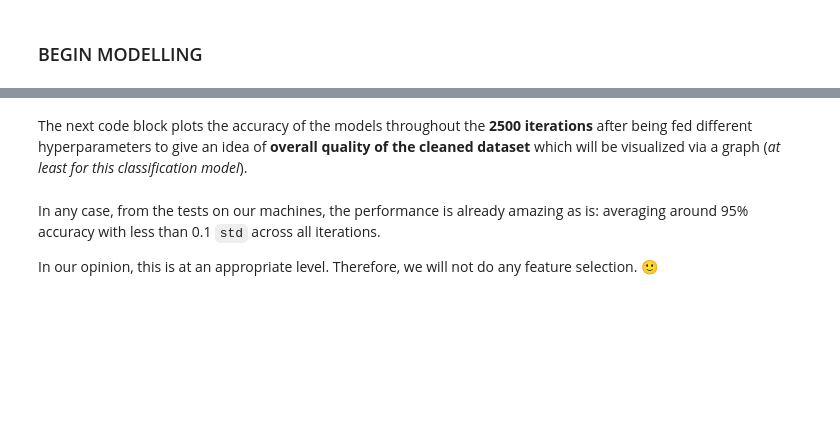
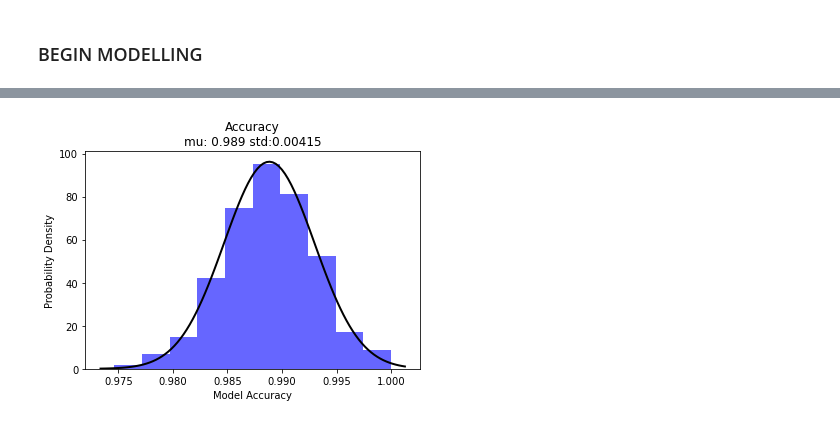
Before and after one commit to vEonz121/BDAProj, a Jupyter notebook: TeamProj.ipynb, the cells around one changed output, grey strips where cells are left out. Cells and saved outputs as stored; diff of their text form; code cells hidden in the pictures; blank space fills up the shorter version.

```diff
--- a/TeamProj.ipynb
+++ b/TeamProj.ipynb
@@ -145,8 +135,0 @@ Furthermore, all rows with outliers outside the `IQR` for each column will also
-# %%
-for c in rawdata.columns:
-    if c == "consume":
-        rawdata.groupby(c).size().plot(kind='pie', autopct='%.2f')
-    else:
-        plt.boxplot(rawdata[c],flierprops=dict(markerfacecolor='g', marker='D'))
-    plt.title(c)
-    plt.show()
@@ -288,46 +343,49 @@ The code below runs the model with random hyperparameters **2500 times**. It rec
 # %%
-NUM_ITERATIONS = 2500
+from random import randint, uniform
 
-from sklearn import svm, metrics
-from sklearn.model_selection import train_test_split
-from random import randint, choice, uniform
-
-# separate target from rest of data set
-target = scaled['consume']
-data = scaled.drop("consume", axis=1)
-
-# record the hyperparameters and results of the best performing models
-cols = ['splitsize', 'rs', 'kernel', 'degree', 'gamma', 'c', 'accuracy', 'precision', 'recall']
-models = pd.DataFrame(columns=cols)
+NUM_ITERATIONS = 1000
 
 for ctr in range(NUM_ITERATIONS):
     # pick random hyperparameters
     hp = {
         'splitsize': uniform(0.2, 0.3),
         'rs': randint(1, 5000),  # random state of train-test split
-        'kernel': choice(('linear', 'sigmoid')),
-        'degree': randint(1, 5),
-        'gamma': choice(['scale', 'auto']),
-        'c': abs(uniform(1.0, 500.0))
     }
 
     # split data and target into train and test
-    train_data, test_data, train_tgt, test_tgt = train_test_split(scaled, target, test_size=hp['splitsize'], random_state = hp['rs'])  # 30% training
+    train_data, test_data, train_con, test_con = train_test_split(scaled, consume, test_size=hp['splitsize'], random_state = hp['rs'])  # 30% training
 
     # train model
     clf = svm.SVC(kernel='sigmoid')
-    clf.fit(train_data, train_tgt)
+    clf.fit(train_data, train_con)
 
     # prediction & evaluation
     y_pred = clf.predict(test_data)
-    accuracy, precision, recall = metrics.accuracy_score(test_tgt, y_pred), metrics.precision_score(test_tgt, y_pred), metrics.recall_score(test_tgt, y_pred)
+    accuracy, precision, recall = metrics.accuracy_score(test_con, y_pred), metrics.precision_score(test_con, y_pred), metrics.recall_score(test_con, y_pred)
 
-    if (not (ctr % 100) and ctr > 0): print(f'Went through {ctr} iterations.')
-
+    if (not (ctr % 10) and ctr > 0): print(f'Went through {ctr} iterations.')
     d = hp
     d['accuracy'] = accuracy
     d['precision'] = precision
     d['recall'] = recall
+    model_acc.at[str(ctr), :] = d
 
-    models.at[str(ctr), :] = d
+from scipy.stats import norm
+import numpy as np
+
+model_acc = model_acc.astype({"accuracy": float, "precision": float, "recall": float})
+
+ac = model_acc['accuracy']
+
+mu, std = norm.fit(ac)
+plt.hist(ac, bins=10, density=True, alpha=0.6, color='b')
+xmin, xmax = plt.xlim()
+x = np.linspace(xmin, xmax, 100)
+p = norm.pdf(x, mu, std)
+plt.plot(x, p, 'k', linewidth=2)
+title = "Accuracy\nmu: {:.3f} std:{:.5f}".format(mu, std)
+plt.title(title)
+plt.xlabel("Model Accuracy")
+plt.ylabel("Probability Density")
+plt.show()
 # %% [output]
@@ -351,6 +409 @@ Went through 2400 iterations.
+[figure, added]
-# %% [markdown]
-The next code block plots the accuracy of the models throughout the **2500 iterations** after being fed different hyperparameters to give an idea of **overall quality of the cleaned dataset** which will be visualized via a graph (*at least for this classification model*).
-# %% [markdown]
-In any case, from the tests on our machines, the performance is already amazing as is: averaging around 95% accuracy with less than 0.1 `std` across all iterations.
-
-In our opinion, this is at an appropriate level. Therefore, we will not do any feature selection. 🙂
```
Also changed, not shown: parts of 27 cells of this notebook.
